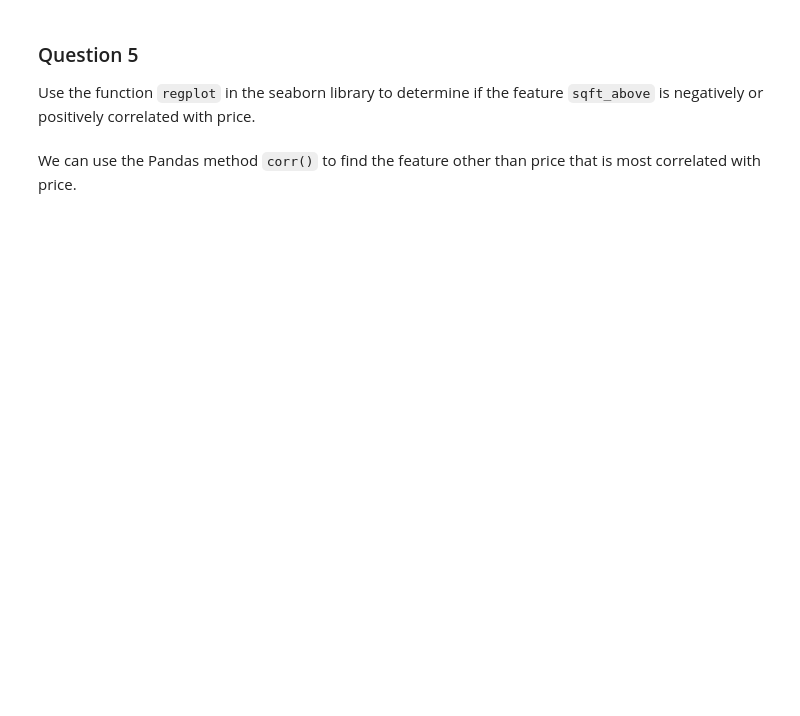
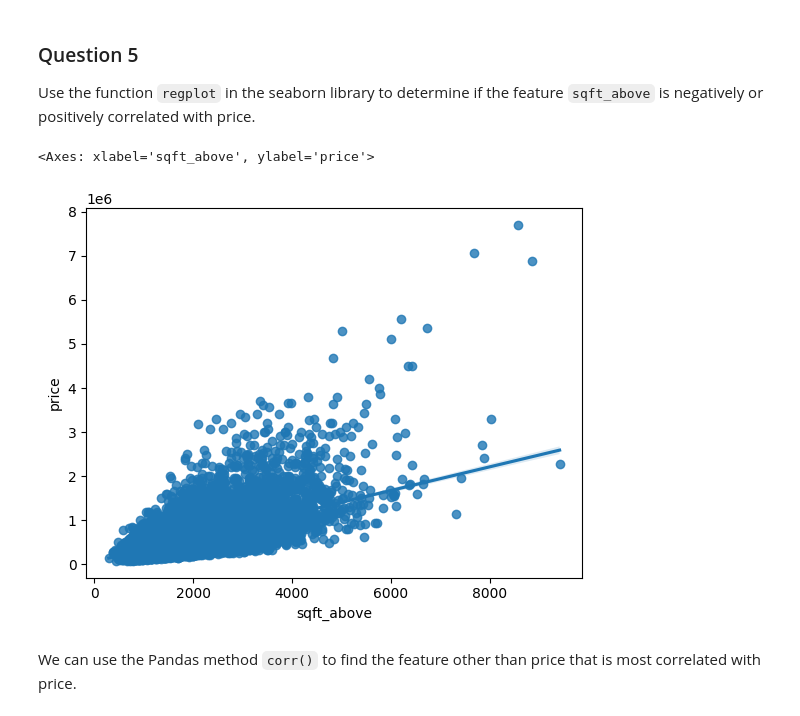
Before and after one commit to sanjaypatel16/de_python-1, a Jupyter notebook: IBMDataAnalysis/Project_IBMDeveloperSkillsNetwork-DA0101EN-SkillsNetwork_labs_Module 6_House_Sales_in_King_Count_USA.jupyterlite.ipynb, the cells around one changed output. Cells and saved outputs as stored; diff of their text form; code cells hidden in the pictures; blank space fills up the shorter version.

```diff
--- a/IBMDataAnalysis/Project_IBMDeveloperSkillsNetwork-DA0101EN-SkillsNetwork_labs_Module 6_House_Sales_in_King_Count_USA.jupyterlite.ipynb
+++ b/IBMDataAnalysis/Project_IBMDeveloperSkillsNetwork-DA0101EN-SkillsNetwork_labs_Module 6_House_Sales_in_King_Count_USA.jupyterlite.ipynb
@@ -131,6 +209,13 @@ Use the function <code>boxplot</code> in the seaborn library  to  determine whet
 ### Question 5
 
 Use the function <code>regplot</code>  in the seaborn library  to  determine if the feature <code>sqft_above</code> is negatively or positively correlated with price.
+# %%
+df[["sqft_above","price"]].corr()
+
+sns.regplot(data=df, x="sqft_above", y="price")
+# %% [output]
+<Axes: xlabel='sqft_above', ylabel='price'>
+[figure, added]
 # %% [markdown]
 We can use the Pandas method <code>corr()</code>  to find the feature other than price that is most correlated with price.
 # %%
```
Also changed, not shown: parts of 21 cells of this notebook, 2 other files.
